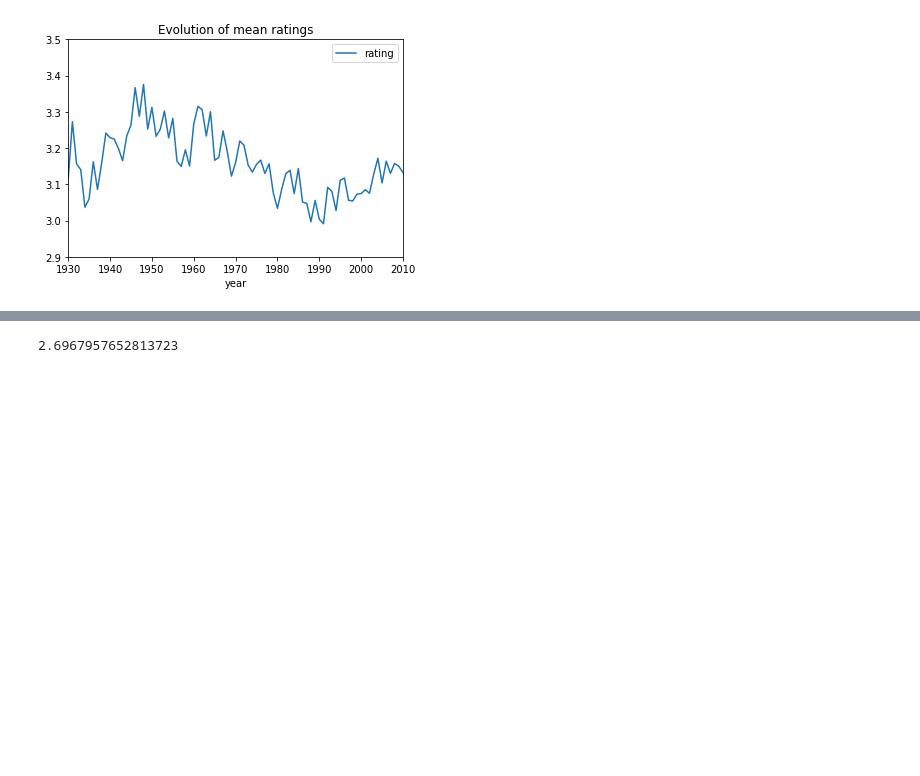
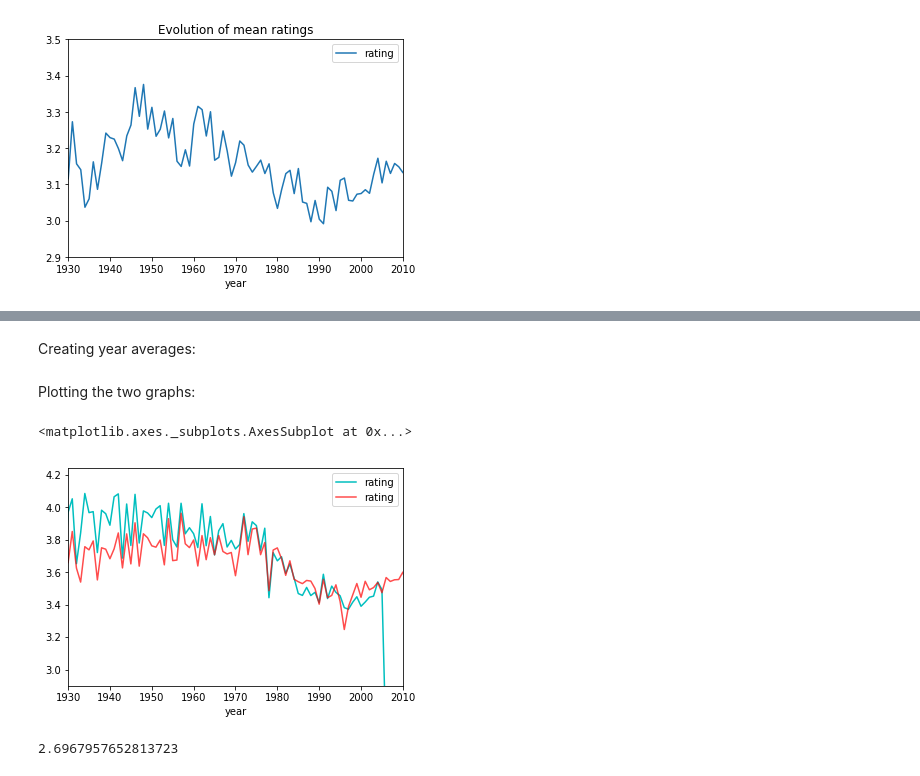
Before and after one commit to sgrosu/sandiego, a Jupyter notebook: movie_project.ipynb, the cells around one changed output, grey strips where cells are left out. Saved outputs shown, nothing was run; the diff lists cells and outputs as text; code cells hidden in the pictures; blank space fills up the shorter version.

```diff
--- a/movie_project.ipynb
+++ b/movie_project.ipynb
@@ -142,0 +236,2 @@ by_year.plot(kind='line', title='Evolution of mean ratings', x='year', y='rating
+# %%
+mov_old_rat = movies.merge(ra_old, on='movieId', how='inner')
@@ -143,3 +247,20 @@ by_year.plot(kind='line', title='Evolution of mean ratings', x='year', y='rating
+# %%
+mov_new_rat = movies.merge(ra_new, on='movieId', how='inner')
+# %% [markdown]
+Creating year averages:
+# %%
+by_year_old = mov_old_rat.groupby('year',as_index=False).agg({'rating':'mean','title':'count'})
+# %%
+by_year_new = mov_new_rat.groupby('year',as_index=False).agg({'rating':'mean','title':'count'})
+# %% [markdown]
+Plotting the two graphs:
+# %%
+#f, axarr = plt.subplots(1, 2, sharex=True)
+ax = by_year_old.plot(kind='line',x='year',y='rating', color='c', xlim=[1930,2010], ylim=[2.9, 4.24])
+by_year_new.plot(ax=ax, kind='line', x='year', y='rating', color='r', alpha=.7)
+# %% [output]
+<matplotlib.axes._subplots.AxesSubplot at 0x...>
+[figure, added]
 # %%
 horror = movies_rated[movies_rated.genres.str.contains('Horror')]
 # %%
```
Also changed, not shown: parts of 42 cells of this notebook.
